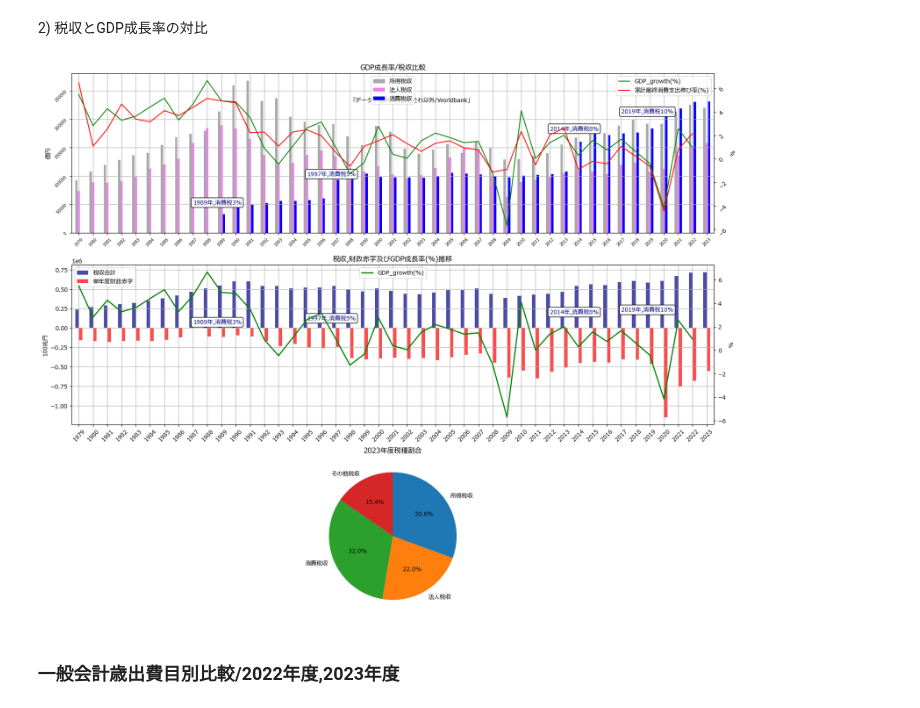
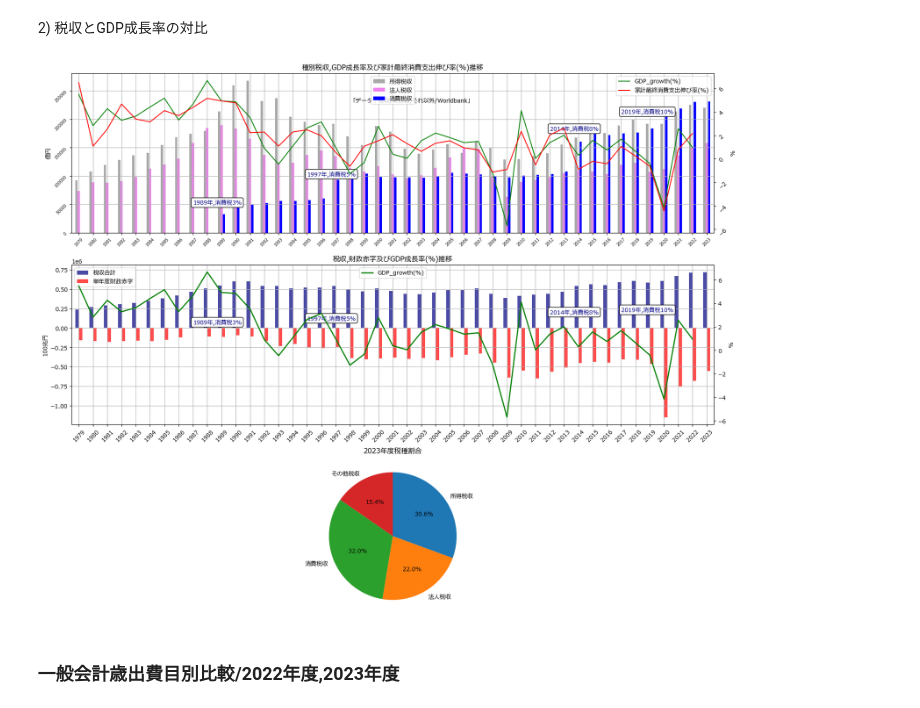
Before and after one commit to Pipikopimame/orbe_public2, a Jupyter notebook: 政府一般会計歳出.ipynb, the cells around one changed output. Saved outputs shown, nothing was run; the diff lists cells and outputs as text; code cells hidden in the pictures.

```diff
--- a/政府一般会計歳出.ipynb
+++ b/政府一般会計歳出.ipynb
@@ -191,7 +191,7 @@ ax[0].tick_params(axis='both',labelsize=7)
 ax2 = ax[0].twinx()
 ax[0].set_ylabel('億円')
 ax2.set_ylabel('%')
-ax[0].set_title('GDP成長率/税収比較')
+ax[0].set_title('種別税収,GDP成長率及び家計最終消費支出伸び率(%)推移')
 ax[0].annotate('1989年,消費税3%',xy=(8,32699),xytext=(8,50000),color='navy',bbox=dict(boxstyle='round',fc='white'))
 ax[0].annotate('1997年,消費税5%',xy=(16,99000),xytext=(16,100000),color='navy',bbox=dict(boxstyle='round',fc='white'))
 ax[0].annotate('2014年,消費税8%',xy=(33,160000),xytext=(33,180000),color='navy',bbox=dict(boxstyle='round',fc='white'))
@@ -202,34 +202,34 @@ ax2.tick_params(axis='both',rotation=45)
 colors = ['darkgrey','violet','blue']
 colors2 = ['green','red']
 comp.iloc[0:,[1,2,3]].plot(ax=ax[0],kind='bar',color=colors)
 comp.iloc[0:,[5,6]].plot(ax=ax2,kind='line',color=colors2)
 #df12.iloc[0:,[0]].plot(ax=ax2,kind='line',color='green')
 ax[0].legend(loc='upper center',bbox_to_anchor=(0.5,1))
 ax[0].grid(True)
 ax[0].set_xticklabels(comp.index,rotation=45)
 
 colors3 = ['navy','red']
 comp.iloc[0:,[0,8]].plot(ax=ax[1],kind='bar',color=colors3,alpha=0.7)
 ax3 = ax[1].twinx()
 comp.iloc[0:,[5]].plot(ax=ax3,kind='line',color='green',linewidth=2)
 ax[1].annotate('1989年,消費税3%',xy=(8,32699),xytext=(8,50000),color='navy',bbox=dict(boxstyle='round',fc='white'))
 ax[1].annotate('1997年,消費税5%',xy=(16,99000),xytext=(16,100000),color='navy',bbox=dict(boxstyle='round',fc='white'))
 ax[1].annotate('2014年,消費税8%',xy=(33,160000),xytext=(33,180000),color='navy',bbox=dict(boxstyle='round',fc='white'))
 ax[1].annotate('2019年,消費税10%',xy=(38,200000),xytext=(38,210000),color='navy',bbox=dict(boxstyle='round',fc='white'))
 ax[1].set_title('税収,財政赤字及びGDP成長率(%)推移')
 ax[1].grid(True)
 ax[1].set_xticklabels(comp.index,rotation=45)
 ax[1].set_ylabel('100兆円')
 ax3.set_ylabel('%')
 ax3.legend(loc='upper center',bbox_to_anchor=(0.5,1))
 
 comp.iloc[44,[1,2,3,4]].plot(ax=ax[2],kind='pie',startangle=90,counterclock=False,autopct='%1.1f%%')
 ax[2].set_title('2023年度税種割合')
 ax[2].axis('off')
 fig.show()
 plt.savefig('tax.png')
 # %% [output]
-[figure, old version]
+[figure, new version]
 # %% [markdown]
 <h3>一般会計歳出費目別比較/2022年度,2023年度</h3>
 # %%
```
